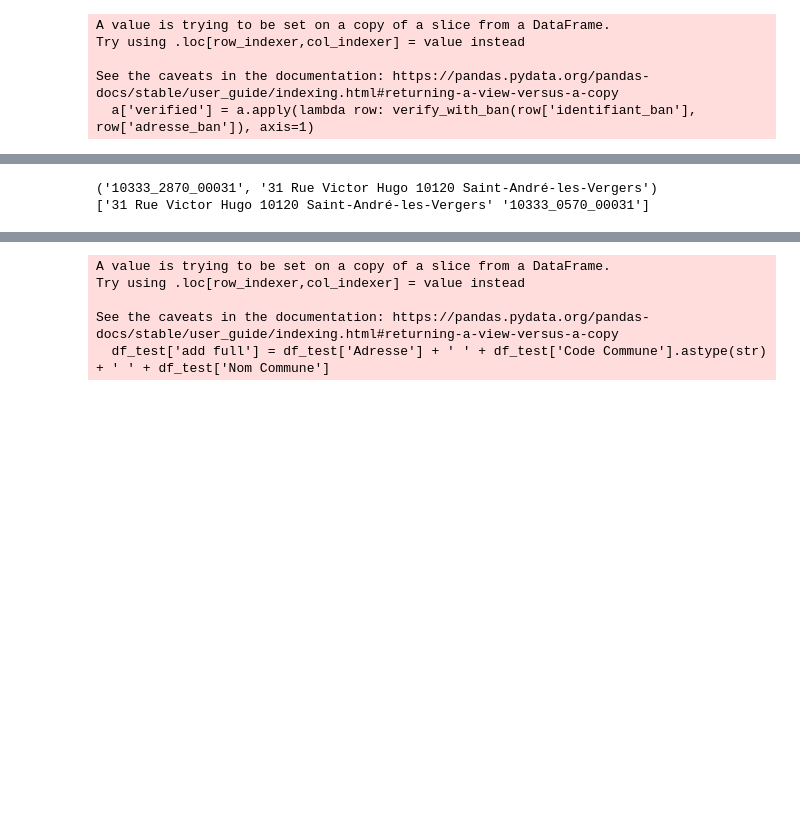
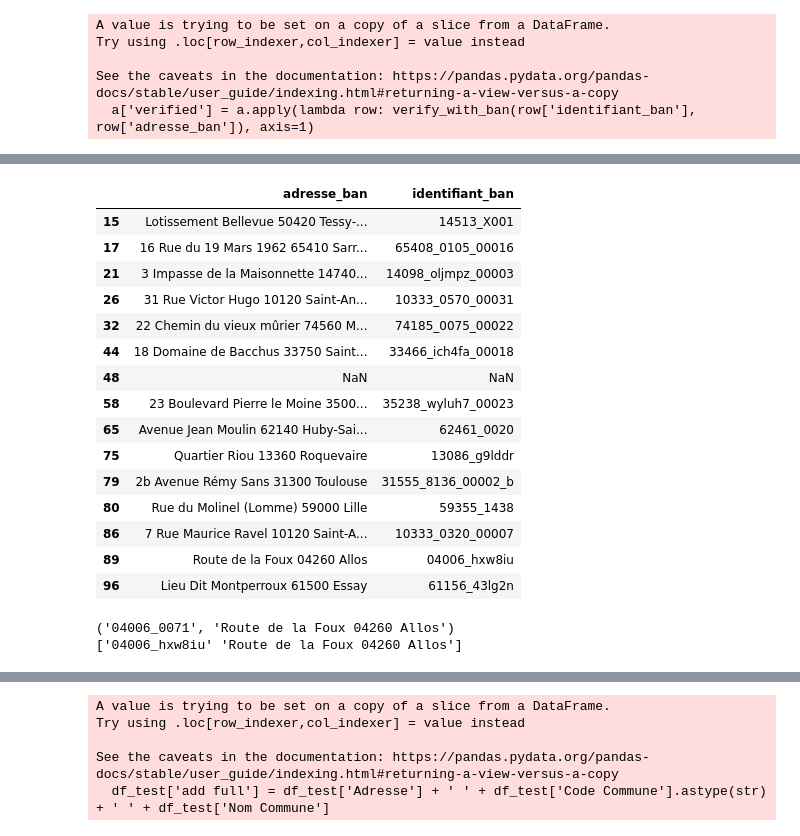
Before and after one commit to FeedAFish/Nov_ODU, a Jupyter notebook: test.ipynb, the cells around one changed output, grey strips where cells are left out. Drawn from its saved outputs; the diff is of its cells as text; code cells hidden in the pictures; blank space fills up the shorter version.

```diff
--- a/test.ipynb
+++ b/test.ipynb
@@ -70,3 +50,22 @@ a[a['verified']==False]
+# %%
+a[a['verified']==False][['adresse_ban','identifiant_ban']]
+# %% [output]
+|  | adresse_ban | identifiant_ban |
+| 15 | Lotissement Bellevue 50420 Tessy-... | 14513_X001 |
+| 17 | 16 Rue du 19 Mars 1962 65410 Sarr... | 65408_0105_00016 |
+| 21 | 3 Impasse de la Maisonnette 14740... | 14098_oljmpz_00003 |
+| 26 | 31 Rue Victor Hugo 10120 Saint-An... | 10333_0570_00031 |
+| 32 | 22 Chemin du vieux mûrier 74560 M... | 74185_0075_00022 |
+| 44 | 18 Domaine de Bacchus 33750 Saint... | 33466_ich4fa_00018 |
+| 48 | NaN | NaN |
+| 58 | 23 Boulevard Pierre le Moine 3500... | 35238_wyluh7_00023 |
+| 65 | Avenue Jean Moulin 62140 Huby-Sai... | 62461_0020 |
+| 75 | Quartier Riou 13360 Roquevaire | 13086_g9lddr |
+| 79 | 2b Avenue Rémy Sans 31300 Toulouse | 31555_8136_00002_b |
+| 80 | Rue du Molinel (Lomme) 59000 Lille | 59355_1438 |
+| 86 | 7 Rue Maurice Ravel 10120 Saint-A... | 10333_0320_00007 |
+| 89 | Route de la Foux 04260 Allos | 04006_hxw8iu |
+| 96 | Lieu Dit Montperroux 61500 Essay | 61156_43lg2n |
 # %%
 import requests
 
@@ -79,11 +78,11 @@ def verify_with_ban(address):
         return ban_id, ban_add
     return None, None
 # %%
-print(verify_with_ban(a['adresse_ban'].values[26]))
-print(a[['adresse_ban', 'identifiant_ban']].values[26])
+print(verify_with_ban(a['adresse_ban'].values[89]))
+print(a[['identifiant_ban','adresse_ban']].values[89])
 # %% [output]
-('10333_2870_00031', '31 Rue Victor Hugo 10120 Saint-André-les-Vergers')
-['31 Rue Victor Hugo 10120 Saint-André-les-Vergers' '10333_0570_00031']
+('04006_0071', 'Route de la Foux 04260 Allos')
+['04006_hxw8iu' 'Route de la Foux 04260 Allos']
 # %%
 from pandas import read_csv
 # %%
```
Also changed, not shown: parts of 12 cells of this notebook.
